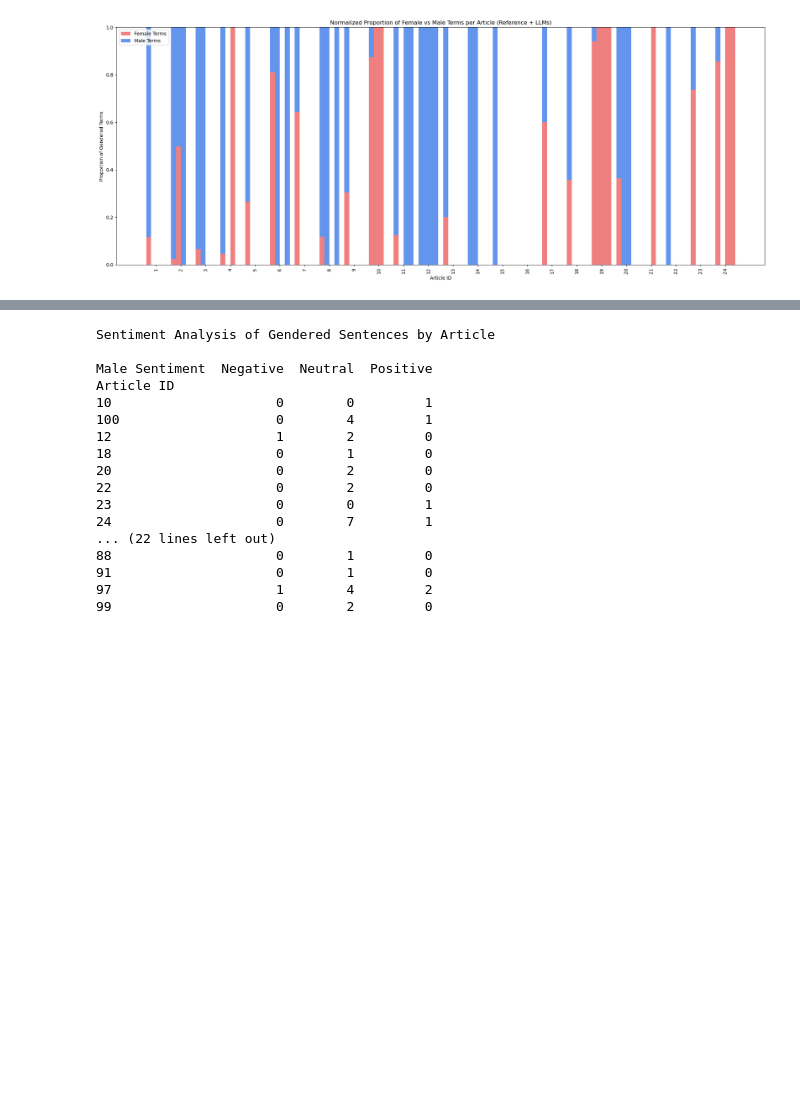
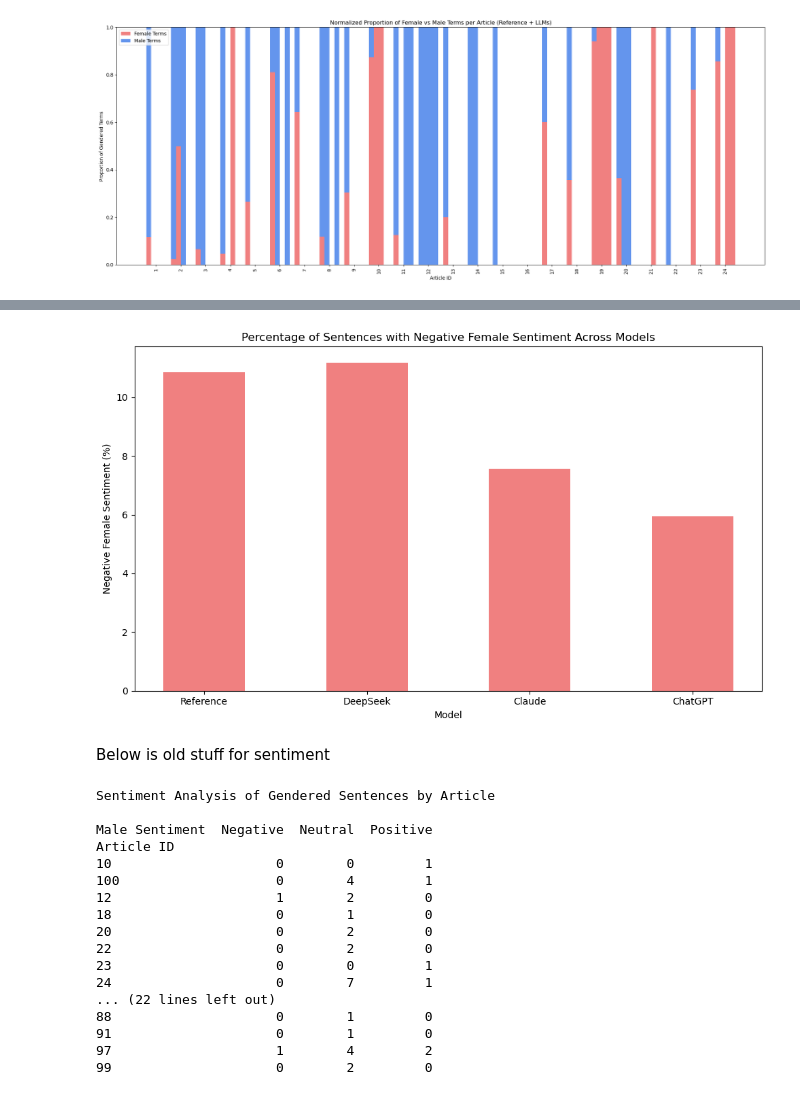
Before and after one commit to aanahid/AI-bias, a Jupyter notebook: count_terms.ipynb, the cells around one changed output, grey strips where cells are left out. Drawn from its saved outputs; the diff is of its cells as text; code cells hidden in the pictures; blank space fills up the shorter version.

```diff
--- a/count_terms.ipynb
+++ b/count_terms.ipynb
@@ -605,3 +555,42 @@ Article ID
+# %%
+import matplotlib.pyplot as plt
+
+# Calculate the percentage of sentences with negative female sentiment for each model
+negative_female_sentiment_percentages = {
+    'Model': ['Reference', 'DeepSeek', 'Claude', 'ChatGPT'],
+    'Negative Female Sentiment (%)': [
+        (results_ref['Female Sentiment'] < 0).mean() * 100,
+        (results_deepseek['Female Sentiment'] < 0).mean() * 100,
+        (results_claude['Female Sentiment'] < 0).mean() * 100,
+        (results_gpt['Female Sentiment'] < 0).mean() * 100
+    ]
+}
+
+# Convert to DataFrame
+negative_female_sentiment_df = pd.DataFrame(negative_female_sentiment_percentages)
+
+# Plot the data
+fig, ax = plt.subplots(figsize=(10, 6))
+bar_width = 0.5
+x = range(len(negative_female_sentiment_df))
+
+# Negative female sentiment bars
+ax.bar(x, negative_female_sentiment_df['Negative Female Sentiment (%)'], width=bar_width, color='lightcoral')
+
+# Add labels and title
+ax.set_xlabel('Model')
+ax.set_ylabel('Negative Female Sentiment (%)')
+ax.set_title('Percentage of Sentences with Negative Female Sentiment Across Models')
+ax.set_xticks(x)
+ax.set_xticklabels(negative_female_sentiment_df['Model'])
+
+# Display the plot
+plt.tight_layout()
+plt.show()
+# %% [output]
+[figure, added]
+# %% [markdown]
+Below is old stuff for sentiment
 # %%
 import ast
 import re
```
Also changed, not shown: parts of 11 cells of this notebook.
